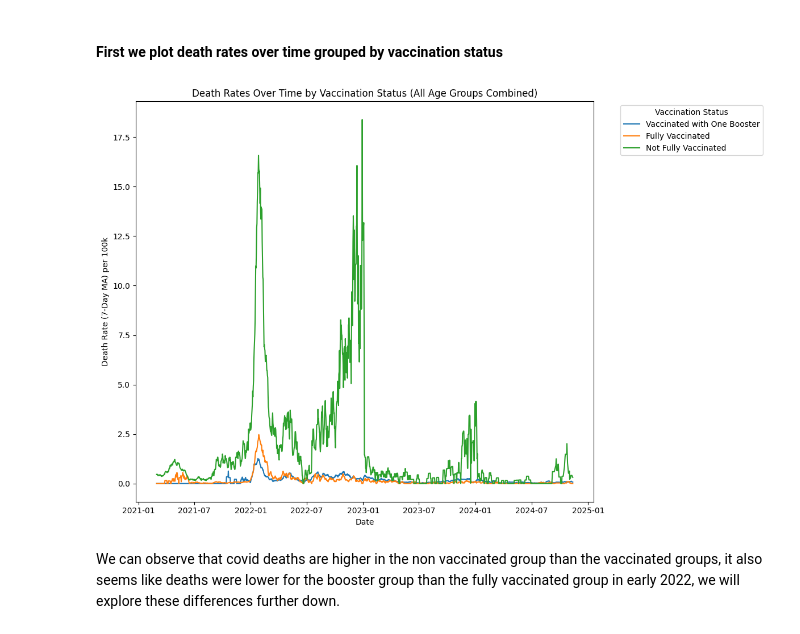
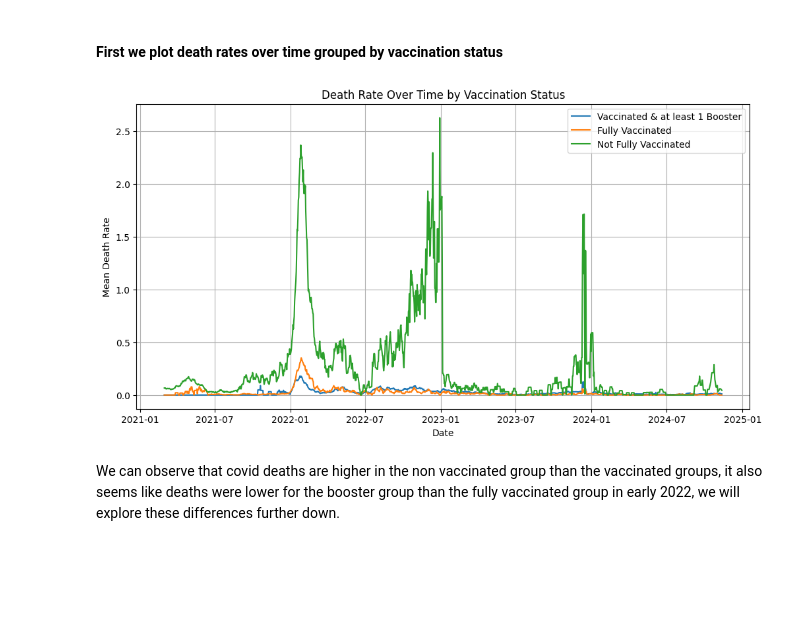
Before and after one commit to DiegoPiza/AI_tools_for_PH, a Jupyter notebook: Final_Assignment.ipynb, the cells around one changed output. Cells and saved outputs as stored; diff of their text form; code cells hidden in the pictures; blank space fills up the shorter version.

Commit message:
booster category name change

```diff
--- a/Final_Assignment.ipynb
+++ b/Final_Assignment.ipynb
@@ -90,7 +90,7 @@ Now we convert the date column to datetime variable and rename the categories fo
 dataset['date'] = pd.to_datetime(dataset['date'])
 # Rename the columns
 dataset = dataset.rename(columns={
-    'deaths_boost_vac_rate_7ma': 'Vaccinated with One Booster',
+    'deaths_boost_vac_rate_7ma': 'Vaccinated & at least 1 Booster',
     'deaths_full_vac_rate_7ma': 'Fully Vaccinated',
     'deaths_not_full_vac_rate_7ma': 'Not Fully Vaccinated'
 })
@@ -129,27 +129,25 @@ Exploring trends and relationships in the data through data visualization
 # %% [markdown]
 #### First we plot death rates over time grouped by vaccination status
 # %%
-# Set the size of the plot
-plt.figure(figsize=(12, 8))
+# Group by date and calculate the mean death rate for each vaccination group
+time_series = dataset.groupby('date')[['Vaccinated & at least 1 Booster', 'Fully Vaccinated', 'Not Fully Vaccinated']].mean()
 
-# Plotting the three aggregated categories as simple lines
-plt.plot(agg_data.index, agg_data['Vaccinated with One Booster'], label='Vaccinated with One Booster')
-plt.plot(agg_data.index, agg_data['Fully Vaccinated'], label='Fully Vaccinated')
-plt.plot(agg_data.index, agg_data['Not Fully Vaccinated'], label='Not Fully Vaccinated')
+# Plot the time series
+plt.figure(figsize=(12, 6))
+for column in time_series.columns:
+    plt.plot(time_series.index, time_series[column], label=column)
 
-# Adding labels and title
-plt.title("Death Rates Over Time by Vaccination Status (All Age Groups Combined)")
+# Formatting the plot
 plt.xlabel("Date")
-plt.ylabel("Death Rate (7-Day MA) per 100k")
-
-# Adjust the legend
-plt.legend(title="Vaccination Status", bbox_to_anchor=(1.05, 1), loc='upper left')
+plt.ylabel("Mean Death Rate")
+plt.title("Death Rate Over Time by Vaccination Status")
+plt.legend()
+plt.grid(True)
 
 # Show the plot
-plt.tight_layout()
 plt.show()
 # %% [output]
-[figure, old version]
+[figure, new version]
 # %% [markdown]
 We can observe that covid deaths are higher in the non vaccinated group than the vaccinated groups, it also seems like deaths were lower for the booster group than the fully vaccinated group in early 2022, we will explore these differences further down.
 # %% [markdown]
```
Also changed, not shown: parts of 7 cells of this notebook.
